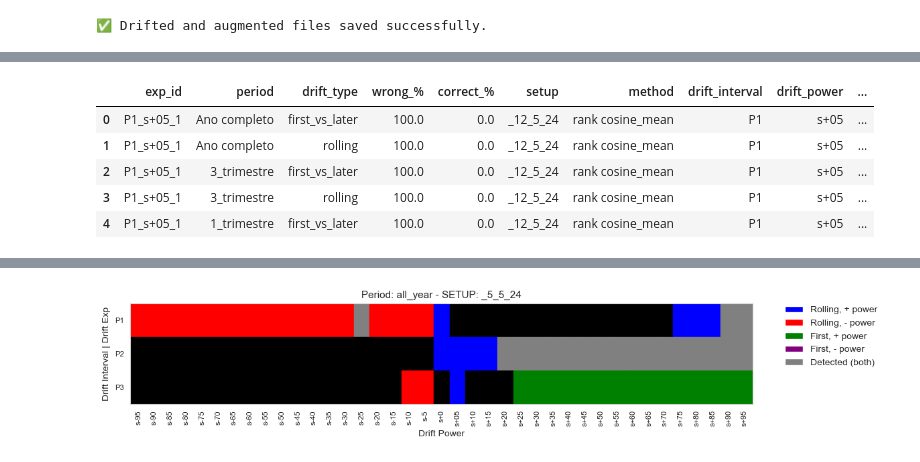
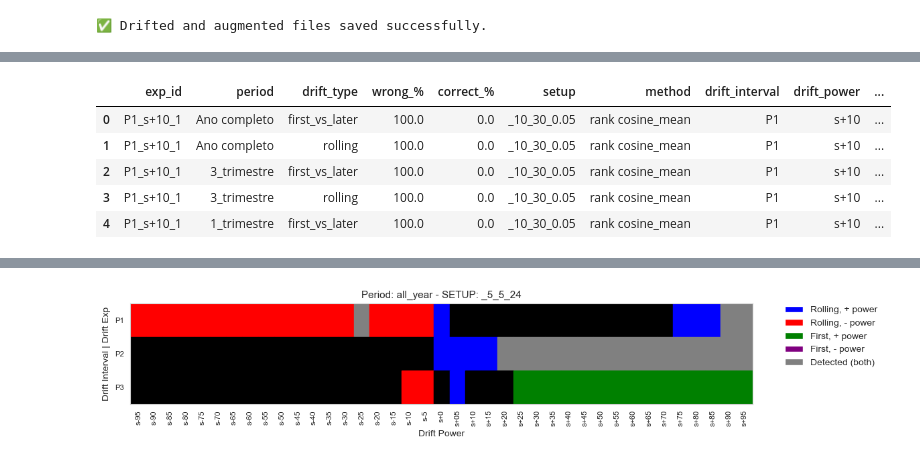
Before and after one commit to arthurhirez/FedLeaks, a Jupyter notebook: Benchmark_Detection.ipynb, the cells around one changed output, grey strips where cells are left out. Cells and saved outputs as stored; diff of their text form; code cells hidden in the pictures.

```diff
--- a/Benchmark_Detection.ipynb
+++ b/Benchmark_Detection.ipynb
@@ -962,7 +1323,7 @@ save_results = {
     'data_evaluation' : summary_df
 }
 
-with open(f'results/energy/traceback/experiment__{exp_id.lower()}.pkl', 'wb') as f:
+with open(f'results/energy/traceback/experiment__{exp_id.lower()}_cleancut.pkl', 'wb') as f:
     pickle.dump(save_results, f)
 # %%
 # import pickle
@@ -1096,0 +1345,22 @@ def process_results(data_evaluation, method = 'summary'):
+# %%
+import pickle
+
+processed_data = []
+for tgt_setup in ['10_10', '10_30', '10_60']:
+    for seed in ['__6', '__18', '__30']:
+        with open(F'results/energy/traceback/experiment__benchmark_energy_report_{tgt_setup}_{seed}.pkl', 'rb') as f:
+            plot_data = pickle.load(f)
+
+        results_evaluation = plot_data['evaluation']
+        data_exp_rank = process_results(data_evaluation = results_evaluation, method = 'rank cosine_mean')
+        data_exp_summary = process_results(data_evaluation = results_evaluation, method = 'summary')
+
+        data_exp = pd.concat([data_exp_rank, data_exp_summary])
+        data_exp['seed'] = seed
+
+        processed_data.append(data_exp)
+
+results_processed = pd.concat(processed_data, ignore_index = True)
+results_processed = results_processed.reset_index(drop = True)
+
+results_processed.head()
@@ -1097,13 +1400,14 @@ def process_results(data_evaluation, method = 'summary'):
 # %%
+results_evaluation = plot_data['evaluation']
 data_exp_rank = process_results(data_evaluation = results_evaluation, method = 'rank cosine_mean')
 data_exp_summary = process_results(data_evaluation = results_evaluation, method = 'summary')
 
 data_exp = pd.concat([data_exp_rank, data_exp_summary])
 data_exp.head()
 # %% [output]
 |  | exp_id | period | drift_type | wrong_% | correct_% | setup | method | drift_interval | drift_power | ... |
-| 0 | P1_s+05_1 | Ano completo | first_vs_later | 100.0 | 0.0 | _12_5_24 | rank cosine_mean | P1 | s+05 | ... |
-| 1 | P1_s+05_1 | Ano completo | rolling | 100.0 | 0.0 | _12_5_24 | rank cosine_mean | P1 | s+05 | ... |
-| 2 | P1_s+05_1 | 3_trimestre | first_vs_later | 100.0 | 0.0 | _12_5_24 | rank cosine_mean | P1 | s+05 | ... |
-| 3 | P1_s+05_1 | 3_trimestre | rolling | 100.0 | 0.0 | _12_5_24 | rank cosine_mean | P1 | s+05 | ... |
-| 4 | P1_s+05_1 | 1_trimestre | first_vs_later | 100.0 | 0.0 | _12_5_24 | rank cosine_mean | P1 | s+05 | ... |
+| 0 | P1_s+10_1 | Ano completo | first_vs_later | 100.0 | 0.0 | _10_30_0.05 | rank cosine_mean | P1 | s+10 | ... |
+| 1 | P1_s+10_1 | Ano completo | rolling | 100.0 | 0.0 | _10_30_0.05 | rank cosine_mean | P1 | s+10 | ... |
+| 2 | P1_s+10_1 | 3_trimestre | first_vs_later | 100.0 | 0.0 | _10_30_0.05 | rank cosine_mean | P1 | s+10 | ... |
+| 3 | P1_s+10_1 | 3_trimestre | rolling | 100.0 | 0.0 | _10_30_0.05 | rank cosine_mean | P1 | s+10 | ... |
+| 4 | P1_s+10_1 | 1_trimestre | first_vs_later | 100.0 | 0.0 | _10_30_0.05 | rank cosine_mean | P1 | s+10 | ... |
```
Also changed, not shown: parts of 24 cells of this notebook, 20 other files.
